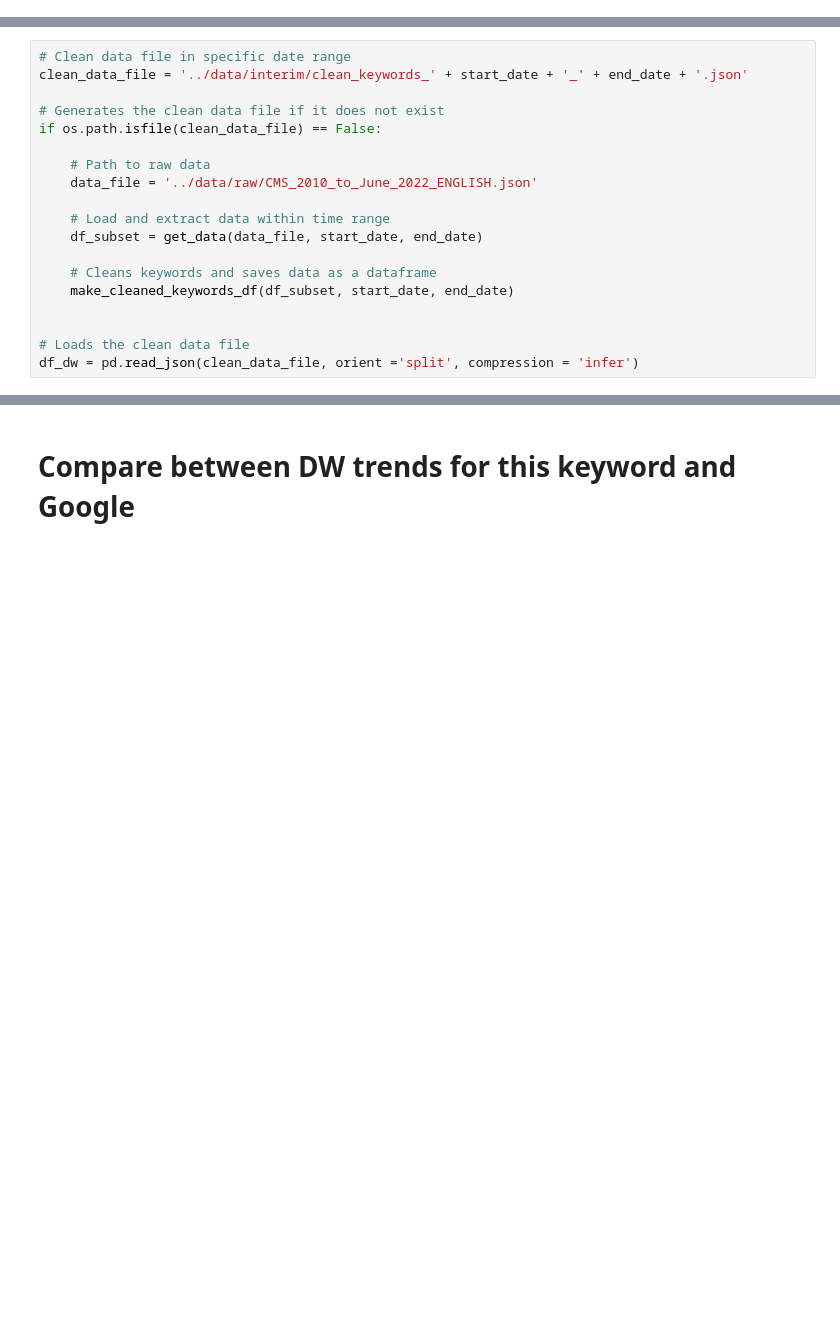
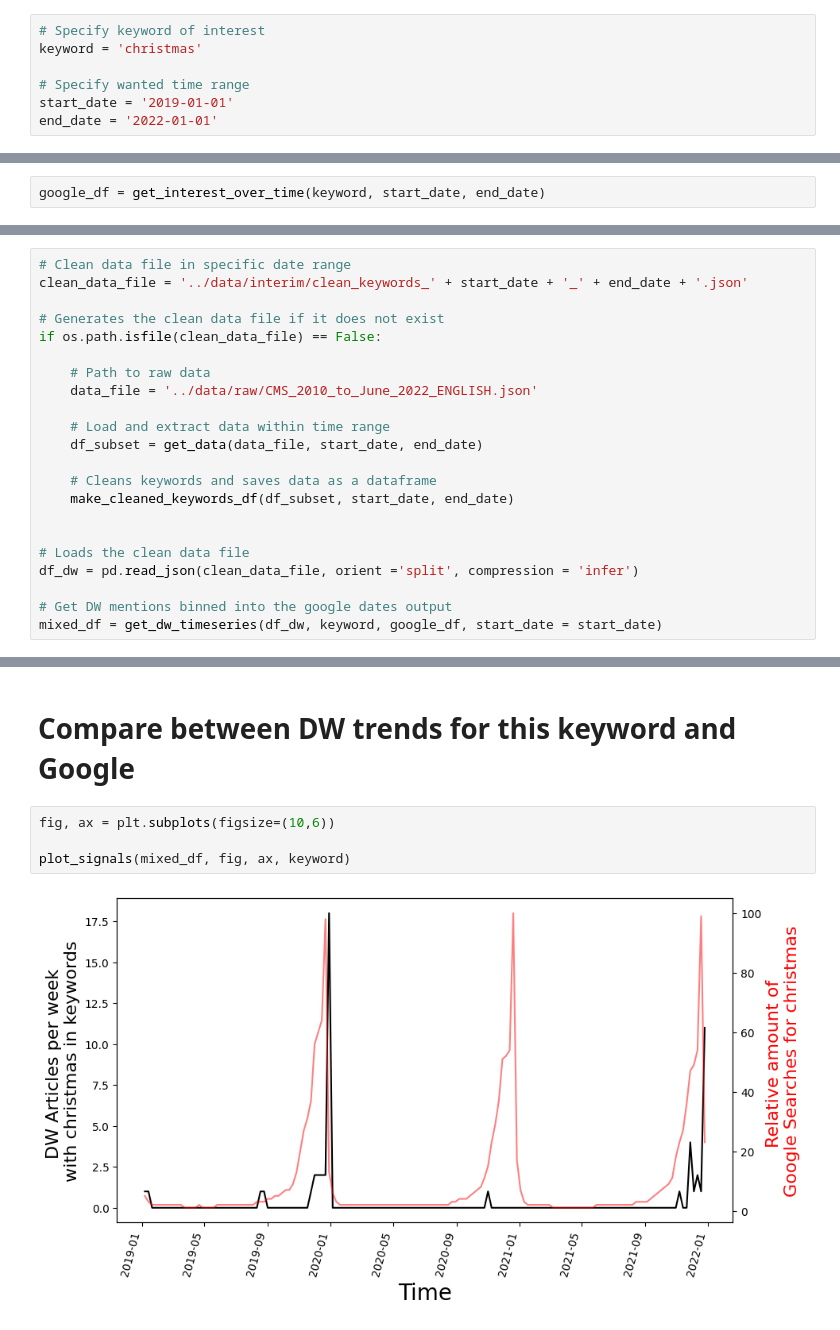
Before and after one commit to mariosakritas/NLP-methods-for-news-articles, a Jupyter notebook: notebooks/pipeline2_main.ipynb, the cells around one changed output, grey strips where cells are left out. Saved outputs shown, nothing was run; the diff lists cells and outputs as text; blank space fills up the shorter version.

Commit message:
renaming notebooks and added plotting

```diff
--- a/notebooks/pipeline2_main.ipynb
+++ b/notebooks/pipeline2_main.ipynb
@@ -28,0 +21,7 @@ from data.make_datasets import get_data, get_interest_over_time
+# %%
+# Specify keyword of interest
+keyword = 'christmas'
+
+# Specify wanted time range
+start_date = '2019-01-01'
+end_date = '2022-01-01'
@@ -29,2 +30,4 @@ from data.make_datasets import get_data, get_interest_over_time
+# %%
+google_df = get_interest_over_time(keyword, start_date, end_date)
 # %% [markdown]
 # Load DW data
@@ -51,3 +50,6 @@ if os.path.isfile(clean_data_file) == False:
 
 # Loads the clean data file
 df_dw = pd.read_json(clean_data_file, orient ='split', compression = 'infer')
+
+# Get DW mentions binned into the google dates output
+mixed_df = get_dw_timeseries(df_dw, keyword, google_df, start_date = start_date)
@@ -72,2 +56,8 @@ google_df = get_interest_over_time('Covid')
 # %% [markdown]
 # Compare between DW trends for this keyword and Google
+# %%
+fig, ax = plt.subplots(figsize=(10,6))
+
+plot_signals(mixed_df, fig, ax, keyword)
+# %% [output]
+[figure, added]
```
Also changed, not shown: parts of 8 cells of this notebook, 4 other files.
